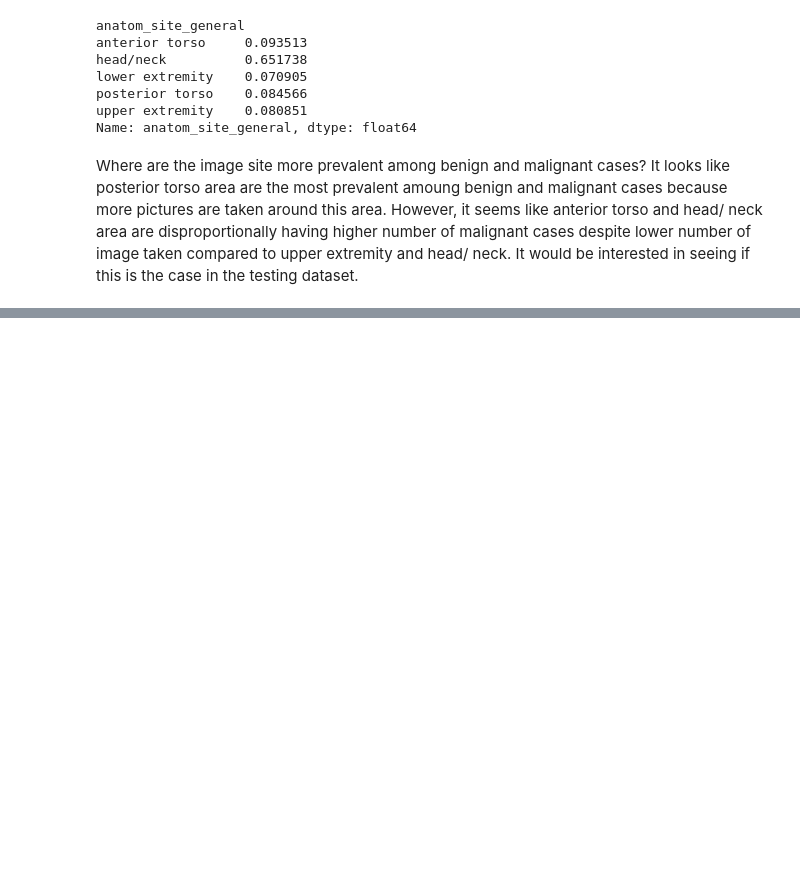
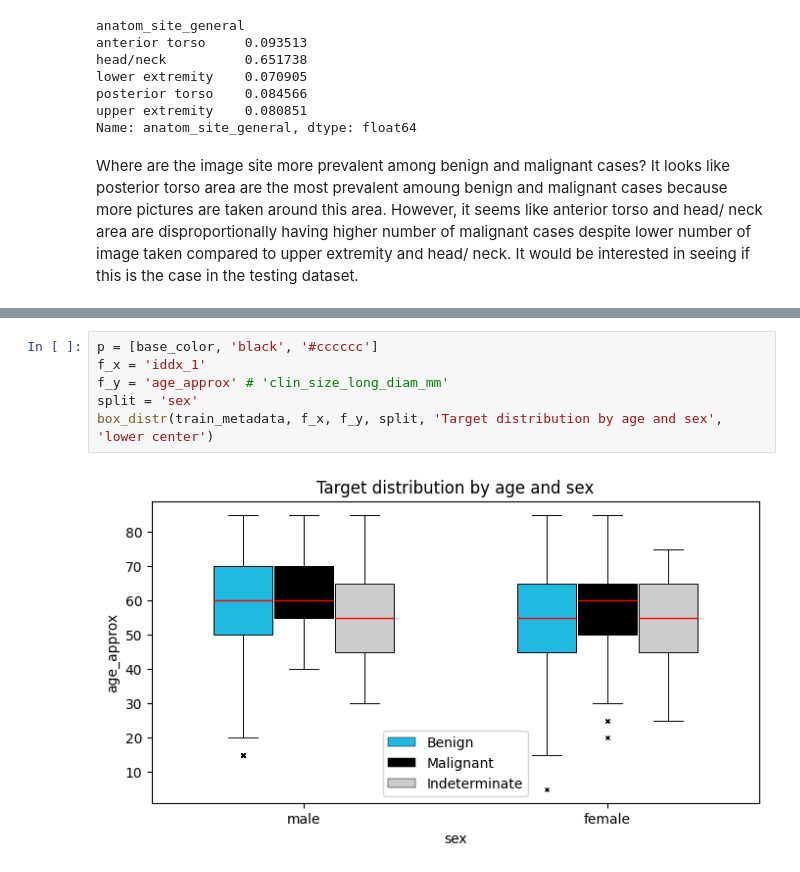
Before and after one commit to JinghanChen99/Kaggle-Skin-Cancer, a Jupyter notebook: load_data.ipynb, the cells around one changed output, grey strips where cells are left out. Saved outputs shown, nothing was run; the diff lists cells and outputs as text; blank space fills up the shorter version.

```diff
--- a/load_data.ipynb
+++ b/load_data.ipynb
@@ -339,0 +384,8 @@ It looks like posterior torso area are the most prevalent amoung benign and mali
+# %%
+p = [base_color, 'black', '#cccccc']
+f_x = 'iddx_1'
+f_y = 'age_approx' # 'clin_size_long_diam_mm'
+split = 'sex'
+box_distr(train_metadata, f_x, f_y, split, 'Target distribution by age and sex', 'lower center')
+# %% [output]
+[figure, added]
```
Also changed, not shown: parts of 12 cells of this notebook.
